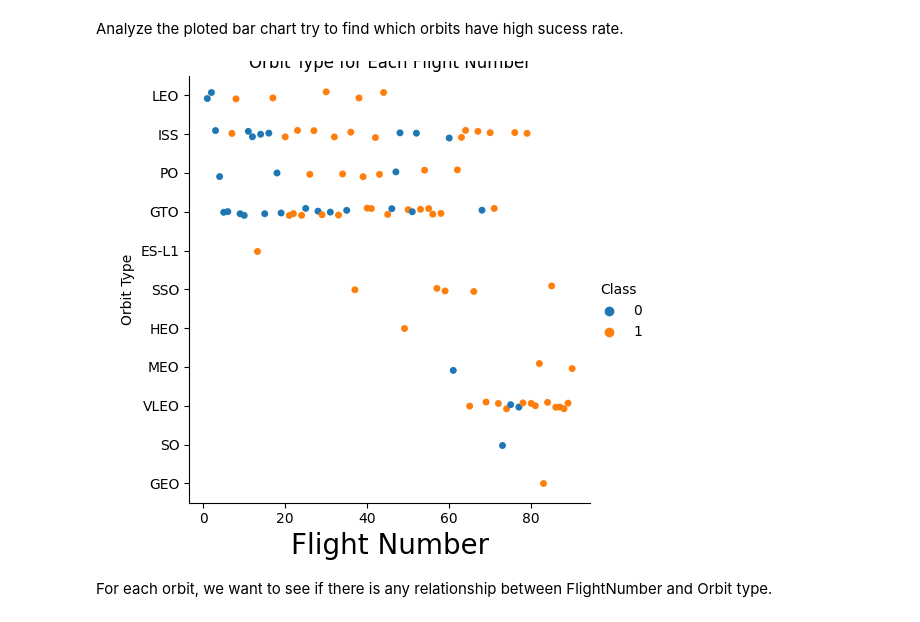
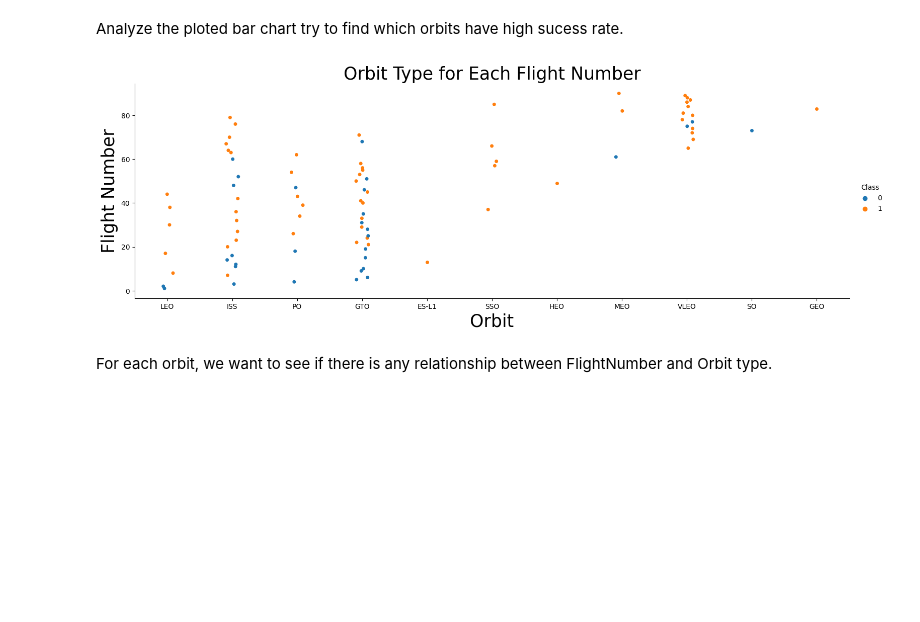
Before and after one commit to SaraG51/IBM-Applied-Data-Science-Capstone-Project, a Jupyter notebook: 2_2 EDA Data Visualization.ipynb, the cells around one changed output. Saved outputs shown, nothing was run; the diff lists cells and outputs as text; code cells hidden in the pictures; blank space fills up the shorter version.

```diff
--- a/2_2 EDA Data Visualization.ipynb
+++ b/2_2 EDA Data Visualization.ipynb
@@ -148,13 +148,13 @@ plt.show()
 Analyze the ploted bar chart try to find which orbits have high sucess rate.
 # %%
 ### TASK  4: Visualize the relationship between FlightNumber and Orbit type
-sns.catplot(data=df, x="FlightNumber", y="Orbit", hue="Class")
-plt.xlabel("Flight Number", fontsize=20)
-plt.ylabel("Orbit Type")
-plt.title("Orbit Type for Each Flight Number")
+sns.catplot(data=df, x="Orbit", y="FlightNumber", hue="Class", aspect=3)
+plt.xlabel("Orbit", fontsize=25)
+plt.ylabel("Flight Number", fontsize = 25)
+plt.title("Orbit Type for Each Flight Number", fontsize=25)
 plt.show()
 # %% [output]
-[figure, old version]
+[figure, new version]
 # %% [markdown]
 For each orbit, we want to see if there is any relationship between FlightNumber and Orbit type.
 # %%
```
Also changed, not shown: parts of 10 cells of this notebook.
